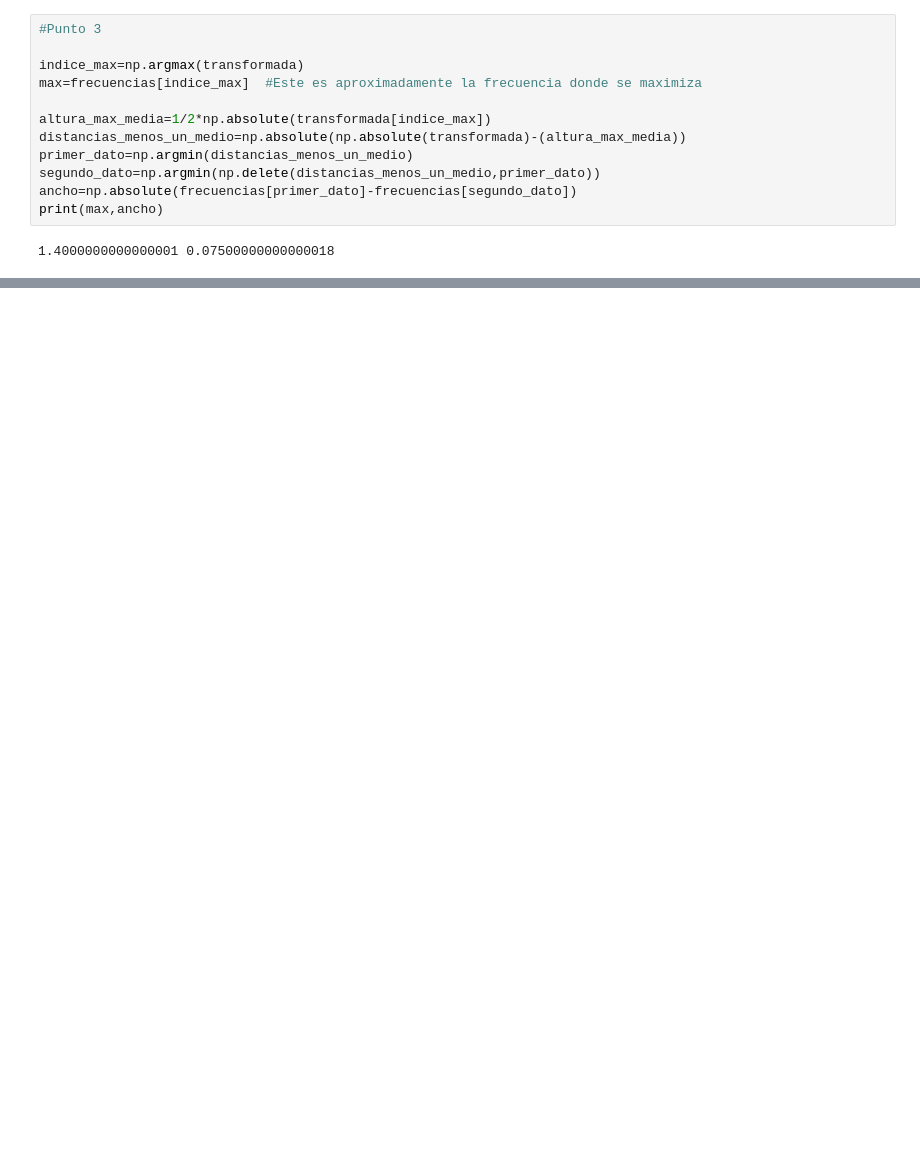
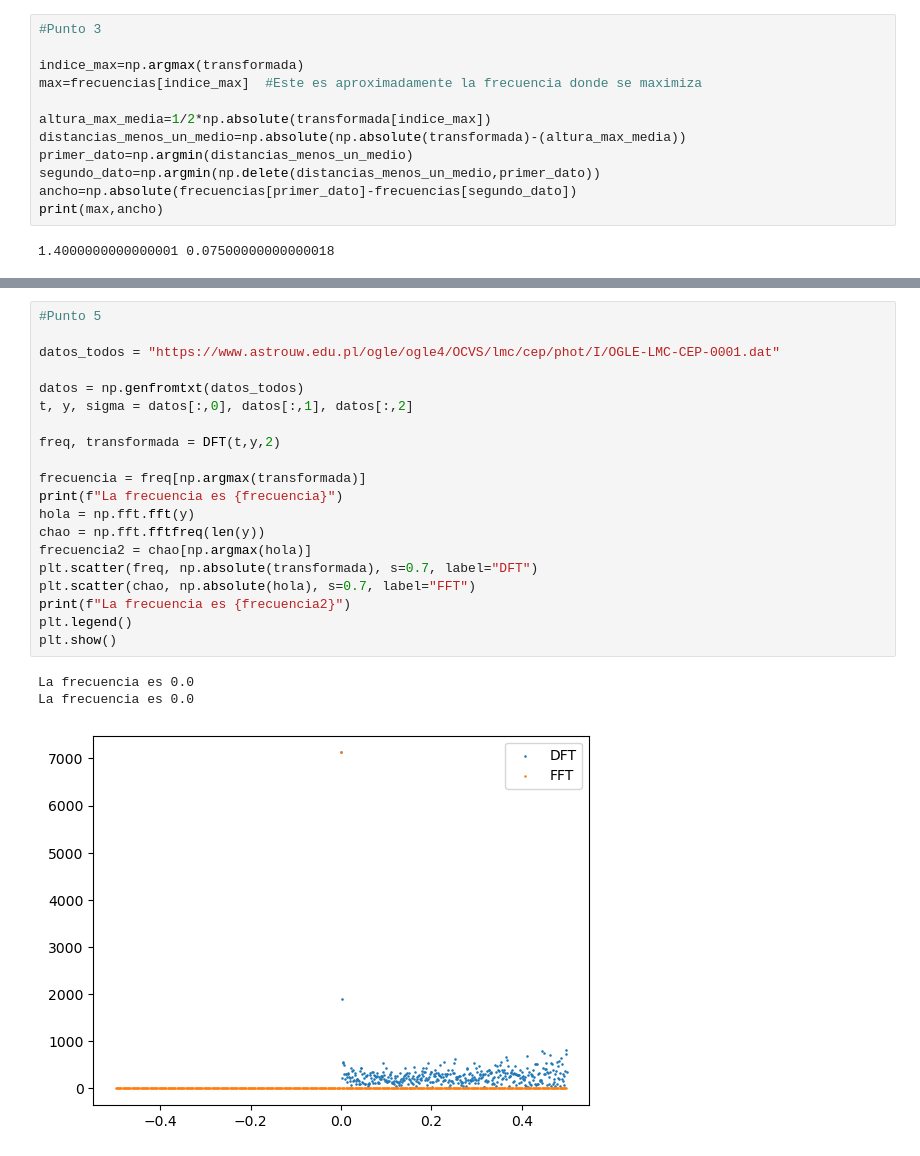
Before and after one commit to danielF235/Met-Comp2-G15, a Jupyter notebook: taller1.ipynb, the cells around one changed output, grey strips where cells are left out. Saved outputs shown, nothing was run; the diff lists cells and outputs as text; blank space fills up the shorter version.

```diff
--- a/taller1.ipynb
+++ b/taller1.ipynb
@@ -49,0 +66,24 @@ print(max,ancho)
+# %%
+#Punto 5
+
+datos_todos = "https://www.astrouw.edu.pl/ogle/ogle4/OCVS/lmc/cep/phot/I/OGLE-LMC-CEP-0001.dat"
+
+datos = np.genfromtxt(datos_todos)
+t, y, sigma = datos[:,0], datos[:,1], datos[:,2]
+
+freq, transformada = DFT(t,y,2)
+
+frecuencia = freq[np.argmax(transformada)]
+print(f"La frecuencia es {frecuencia}")
+hola = np.fft.fft(y)
+chao = np.fft.fftfreq(len(y))
+frecuencia2 = chao[np.argmax(hola)]
+plt.scatter(freq, np.absolute(transformada), s=0.7, label="DFT")
+plt.scatter(chao, np.absolute(hola), s=0.7, label="FFT")
+print(f"La frecuencia es {frecuencia2}")
+plt.legend()
+plt.show()
+# %% [output]
+La frecuencia es 0.0
+La frecuencia es 0.0
+[figure, added]
```
Also changed, not shown: parts of 3 cells of this notebook, 1 other file.
